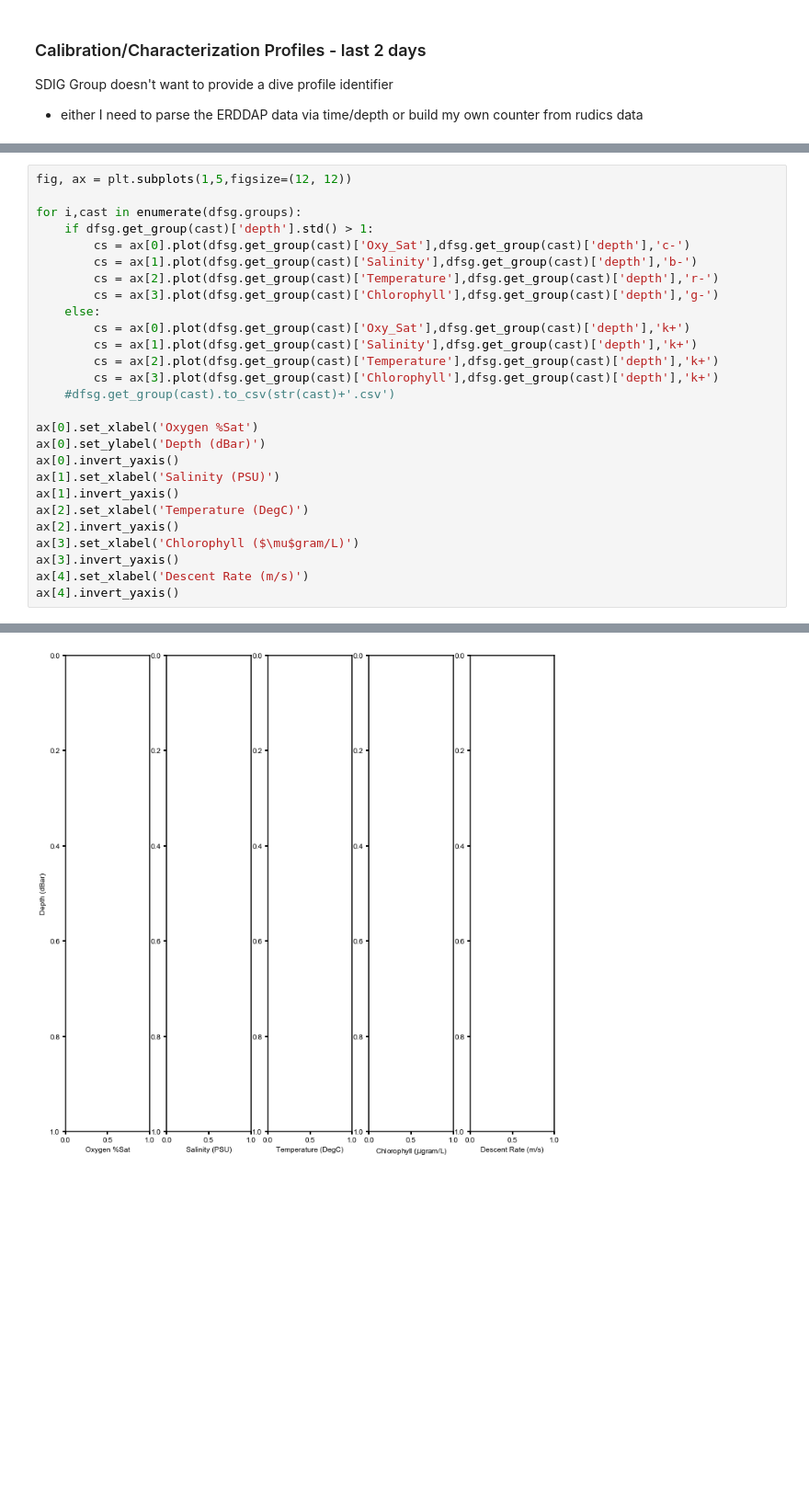
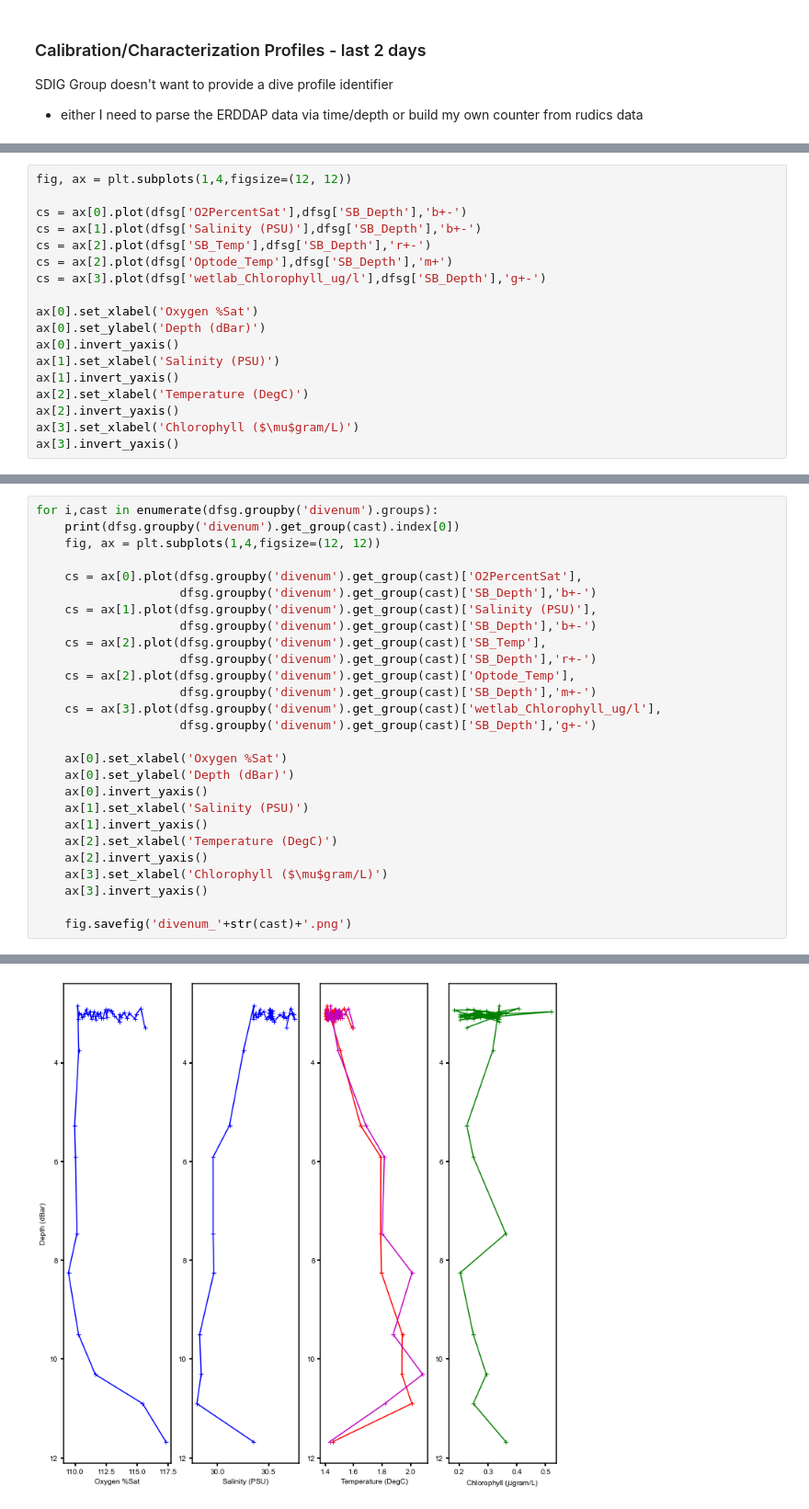
Before and after one commit to NOAA-PMEL/EcoFOCI_Jupyter_Notebooks, a Jupyter notebook: PrawlerDeployments/ERDDAP_PMEL_erddapy_Prawler_19CKITAEPR2A.ipynb, the cells around one changed output, grey strips where cells are left out. Shown at 92% size. Drawn from its saved outputs; the diff is of its cells as text; blank space fills up the shorter version.

```diff
--- a/PrawlerDeployments/ERDDAP_PMEL_erddapy_Prawler_19CKITAEPR2A.ipynb
+++ b/PrawlerDeployments/ERDDAP_PMEL_erddapy_Prawler_19CKITAEPR2A.ipynb
@@ -450,0 +457,18 @@ dfsg = dfsub.groupby('profile_id')
+# %%
+fig, ax = plt.subplots(1,4,figsize=(12, 12))
+
+cs = ax[0].plot(dfsg['O2PercentSat'],dfsg['SB_Depth'],'b+-')
+cs = ax[1].plot(dfsg['Salinity (PSU)'],dfsg['SB_Depth'],'b+-')
+cs = ax[2].plot(dfsg['SB_Temp'],dfsg['SB_Depth'],'r+-')
+cs = ax[2].plot(dfsg['Optode_Temp'],dfsg['SB_Depth'],'m+')
+cs = ax[3].plot(dfsg['wetlab_Chlorophyll_ug/l'],dfsg['SB_Depth'],'g+-')
+
+ax[0].set_xlabel('Oxygen %Sat')
+ax[0].set_ylabel('Depth (dBar)')
+ax[0].invert_yaxis()
+ax[1].set_xlabel('Salinity (PSU)')
+ax[1].invert_yaxis()
+ax[2].set_xlabel('Temperature (DegC)')
+ax[2].invert_yaxis()
+ax[3].set_xlabel('Chlorophyll ($\mu$gram/L)')
+ax[3].invert_yaxis()
@@ -451,28 +477,28 @@ dfsg = dfsub.groupby('profile_id')
 # %%
-fig, ax = plt.subplots(1,5,figsize=(12, 12))
+for i,cast in enumerate(dfsg.groupby('divenum').groups):
+    print(dfsg.groupby('divenum').get_group(cast).index[0])
+    fig, ax = plt.subplots(1,4,figsize=(12, 12))
 
-for i,cast in enumerate(dfsg.groups):
-    if dfsg.get_group(cast)['depth'].std() > 1:
-        cs = ax[0].plot(dfsg.get_group(cast)['Oxy_Sat'],dfsg.get_group(cast)['depth'],'c-')
-        cs = ax[1].plot(dfsg.get_group(cast)['Salinity'],dfsg.get_group(cast)['depth'],'b-')
-        cs = ax[2].plot(dfsg.get_group(cast)['Temperature'],dfsg.get_group(cast)['depth'],'r-')
-        cs = ax[3].plot(dfsg.get_group(cast)['Chlorophyll'],dfsg.get_group(cast)['depth'],'g-')
-    else:
-        cs = ax[0].plot(dfsg.get_group(cast)['Oxy_Sat'],dfsg.get_group(cast)['depth'],'k+')
-        cs = ax[1].plot(dfsg.get_group(cast)['Salinity'],dfsg.get_group(cast)['depth'],'k+')
-        cs = ax[2].plot(dfsg.get_group(cast)['Temperature'],dfsg.get_group(cast)['depth'],'k+')
-        cs = ax[3].plot(dfsg.get_group(cast)['Chlorophyll'],dfsg.get_group(cast)['depth'],'k+')
-    #dfsg.get_group(cast).to_csv(str(cast)+'.csv')
+    cs = ax[0].plot(dfsg.groupby('divenum').get_group(cast)['O2PercentSat'],
+                    dfsg.groupby('divenum').get_group(cast)['SB_Depth'],'b+-')
+    cs = ax[1].plot(dfsg.groupby('divenum').get_group(cast)['Salinity (PSU)'],
+                    dfsg.groupby('divenum').get_group(cast)['SB_Depth'],'b+-')
+    cs = ax[2].plot(dfsg.groupby('divenum').get_group(cast)['SB_Temp'],
+                    dfsg.groupby('divenum').get_group(cast)['SB_Depth'],'r+-')
+    cs = ax[2].plot(dfsg.groupby('divenum').get_group(cast)['Optode_Temp'],
+                    dfsg.groupby('divenum').get_group(cast)['SB_Depth'],'m+-')
+    cs = ax[3].plot(dfsg.groupby('divenum').get_group(cast)['wetlab_Chlorophyll_ug/l'],
+                    dfsg.groupby('divenum').get_group(cast)['SB_Depth'],'g+-')
 
-ax[0].set_xlabel('Oxygen %Sat')
-ax[0].set_ylabel('Depth (dBar)')
-ax[0].invert_yaxis()
-ax[1].set_xlabel('Salinity (PSU)')
-ax[1].invert_yaxis()
-ax[2].set_xlabel('Temperature (DegC)')
-ax[2].invert_yaxis()
-ax[3].set_xlabel('Chlorophyll ($\mu$gram/L)')
-ax[3].invert_yaxis()
-ax[4].set_xlabel('Descent Rate (m/s)')
-ax[4].invert_yaxis()
+    ax[0].set_xlabel('Oxygen %Sat')
+    ax[0].set_ylabel('Depth (dBar)')
+    ax[0].invert_yaxis()
+    ax[1].set_xlabel('Salinity (PSU)')
+    ax[1].invert_yaxis()
+    ax[2].set_xlabel('Temperature (DegC)')
+    ax[2].invert_yaxis()
+    ax[3].set_xlabel('Chlorophyll ($\mu$gram/L)')
+    ax[3].invert_yaxis()
+
+    fig.savefig('divenum_'+str(cast)+'.png')
 # %% [output]
@@ -479 +510 @@ ax[4].invert_yaxis()
-[figure, old version]
+[figure, new version]
```
Also changed, not shown: parts of 29 cells of this notebook, 36 other files.
